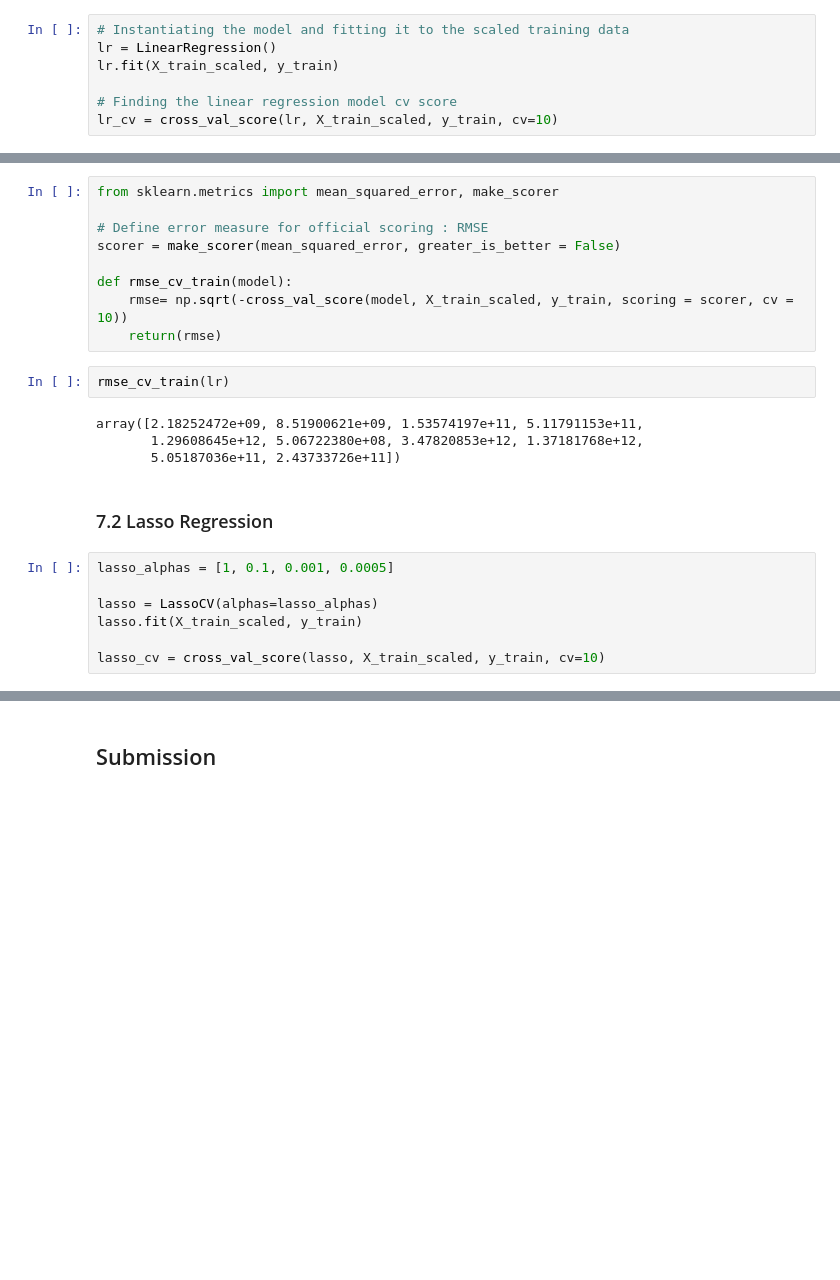
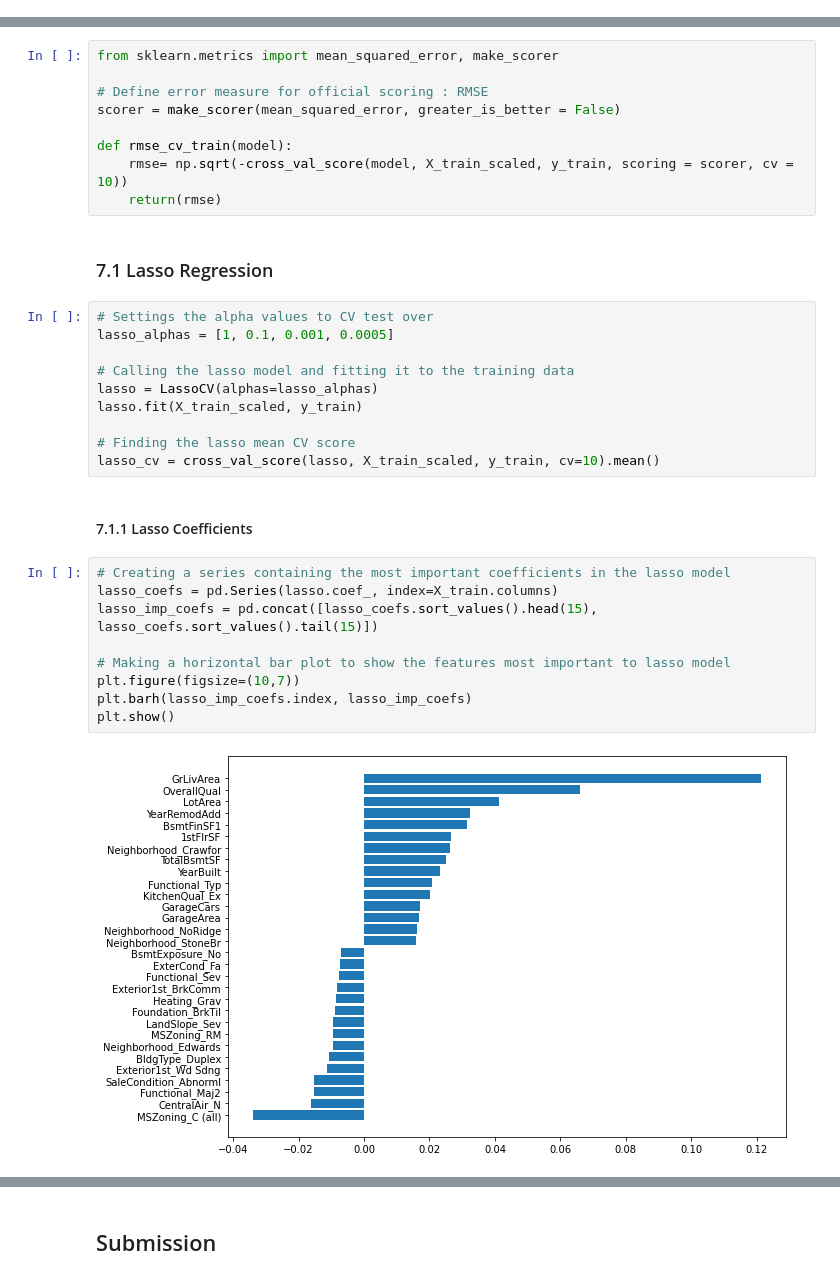
Before and after one commit to JackPierce11/Predicting-House-Prices, a Jupyter notebook: predicting-house-prices.ipynb, the cells around one changed output, grey strips where cells are left out. Cells and saved outputs as stored; diff of their text form; blank space fills up the shorter version.

```diff
--- a/predicting-house-prices.ipynb
+++ b/predicting-house-prices.ipynb
@@ -424,7 +419,0 @@ For this regression problem, we will use different models and compare their resu
-# %%
-# Instantiating the model and fitting it to the scaled training data
-lr = LinearRegression()
-lr.fit(X_train_scaled, y_train)
-
-# Finding the linear regression model cv score
-lr_cv = cross_val_score(lr, X_train_scaled, y_train, cv=10)
@@ -450,18 +426,28 @@ scorer = make_scorer(mean_squared_error, greater_is_better = False)
 def rmse_cv_train(model):
     rmse= np.sqrt(-cross_val_score(model, X_train_scaled, y_train, scoring = scorer, cv = 10))
     return(rmse)
-# %%
-rmse_cv_train(lr)
-# %% [output]
-array([2.18252472e+09, 8.51900621e+09, 1.53574197e+11, 5.11791153e+11,
-       1.29608645e+12, 5.06722380e+08, 3.47820853e+12, 1.37181768e+12,
-       5.05187036e+11, 2.43733726e+11])
 # %% [markdown]
-### 7.2 Lasso Regression
+### 7.1 Lasso Regression
 # %%
+# Settings the alpha values to CV test over
 lasso_alphas = [1, 0.1, 0.001, 0.0005]
 
+# Calling the lasso model and fitting it to the training data
 lasso = LassoCV(alphas=lasso_alphas)
 lasso.fit(X_train_scaled, y_train)
 
-lasso_cv = cross_val_score(lasso, X_train_scaled, y_train, cv=10)
+# Finding the lasso mean CV score
+lasso_cv = cross_val_score(lasso, X_train_scaled, y_train, cv=10).mean()
+# %% [markdown]
+#### 7.1.1 Lasso Coefficients
+# %%
+# Creating a series containing the most important coefficients in the lasso model
+lasso_coefs = pd.Series(lasso.coef_, index=X_train.columns)
+lasso_imp_coefs = pd.concat([lasso_coefs.sort_values().head(15), lasso_coefs.sort_values().tail(15)])
+
+# Making a horizontal bar plot to show the features most important to lasso model
+plt.figure(figsize=(10,7))
+plt.barh(lasso_imp_coefs.index, lasso_imp_coefs)
+plt.show()
+# %% [output]
+[figure, added]
```
Also changed, not shown: parts of 24 cells of this notebook.
